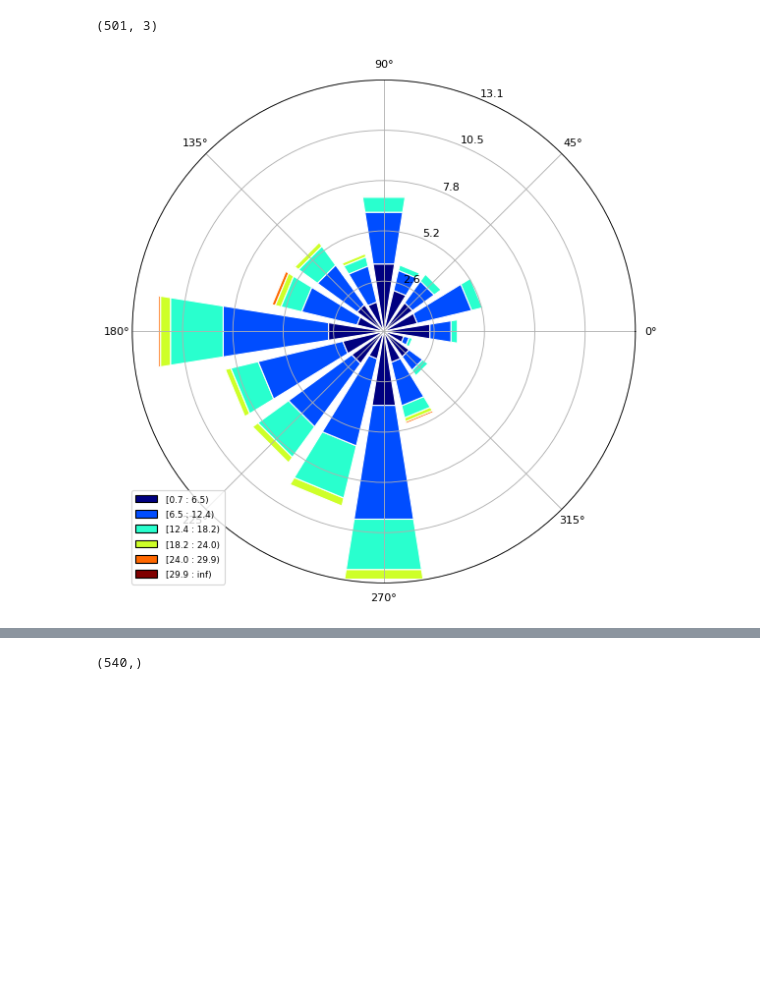
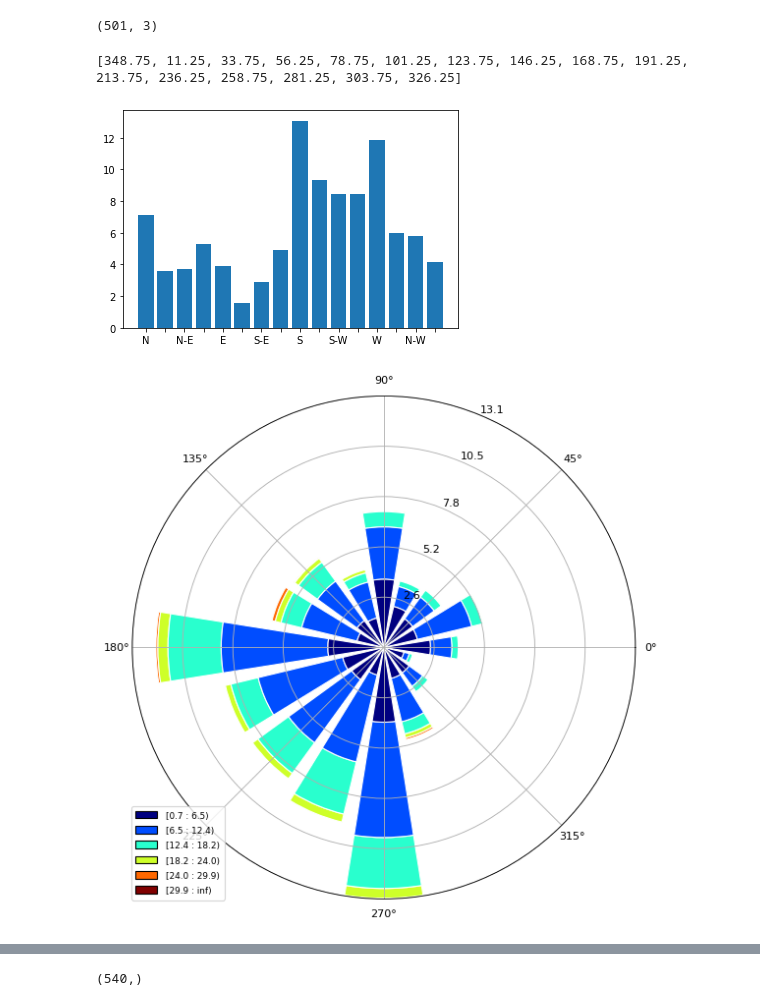
Before and after one commit to mayanksingh2298/shell-windfarm-ai, a Jupyter notebook: Atishya/Analysis.ipynb, the cells around one changed output, grey strips where cells are left out. Cells and saved outputs as stored; diff of their text form; code cells hidden in the pictures; blank space fills up the shorter version.

```diff
--- a/Atishya/Analysis.ipynb
+++ b/Atishya/Analysis.ipynb
@@ -27,9 +21,46 @@ def wind_rose(wr):
+# %%
+def wind_rose(wr):
+    wd = wr[:,0]
+    ws = wr[:,1]
+    ax = WindroseAxes.from_ax()
+    ax.bar(wd, ws, normed=True, opening=0.8, edgecolor='white')
+    ax.set_legend()
+
+def bar_chart(wr):
+    wd = wr[:,0]
+    ws = wr[:,1]
+
+    ax.bar(wd, ws, normed=True, nsector=16)
+    table = ax._info['table']
+    wd_freq = np.sum(table, axis=0)
+
+    direction = ax._info['dir']
+    print(direction)
+    plt.bar(np.arange(16), wd_freq, align='center')
+    xlabels = ('N','','N-E','','E','','S-E','','S','','S-W','','W','','N-W','')
+    xticks=range(16)
+    plt.gca().set_xticks(xticks)
+    plt.draw()
+    plt.gca().set_xticklabels(xlabels)
+    plt.draw()
+
+# def speed_pdf(wr):
+#     wd = wr[:,0]
+#     ws = wr[:,1]
+#     ax = WindroseAxes.from_ax()
+#     bins = np.arange(0, 6 + 1, 0.5)
+#     bins = bins[1:]
+#     ax, params = ax.pdf(ws, bins=bins)
 # %%
 df = pd.read_csv('../data/WindData/wind_data_2007.csv')
 wind_resource = df[['drct', 'sped']].to_numpy(dtype = np.float32)
+bar_chart(wind_resource)
+# speed_pdf(wind_resource)
 wind_rose(wind_resource)
 # %% [output]
+[348.75, 11.25, 33.75, 56.25, 78.75, 101.25, 123.75, 146.25, 168.75, 191.25, 213.75, 236.25, 258.75, 281.25, 303.75, 326.25]
-[figure, old version]
+[figure, new version]
+[figure, added]
 # %%
 df = pd.read_csv('../data/WindData/wind_data_2008.csv')
 wind_resource = df[['drct', 'sped']].to_numpy(dtype = np.float32)
```
Also changed, not shown: parts of 12 cells of this notebook.
